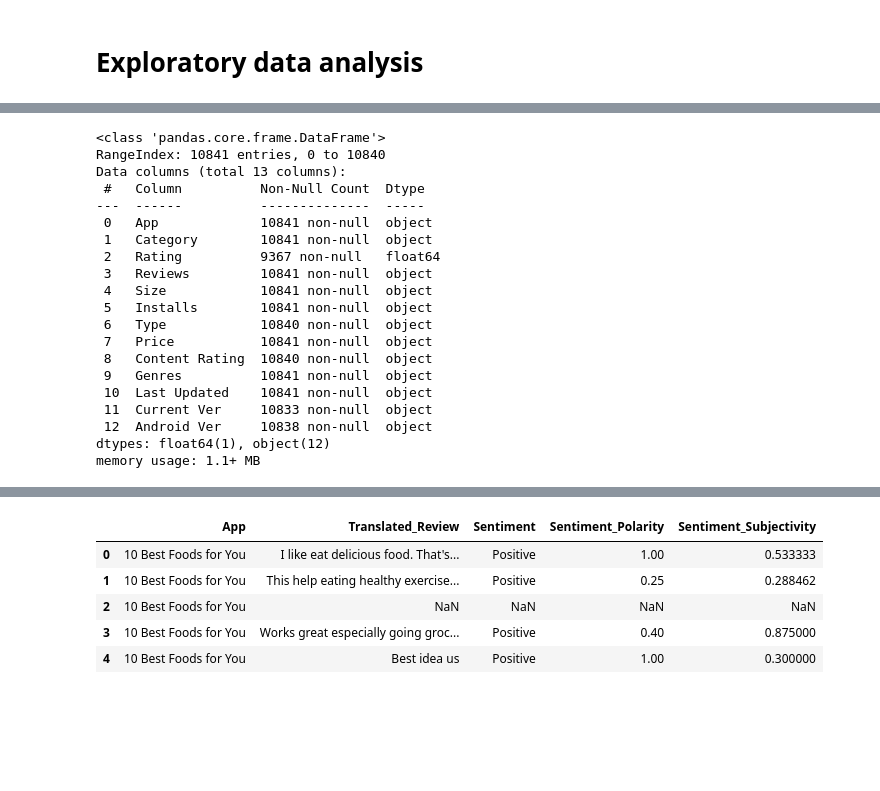
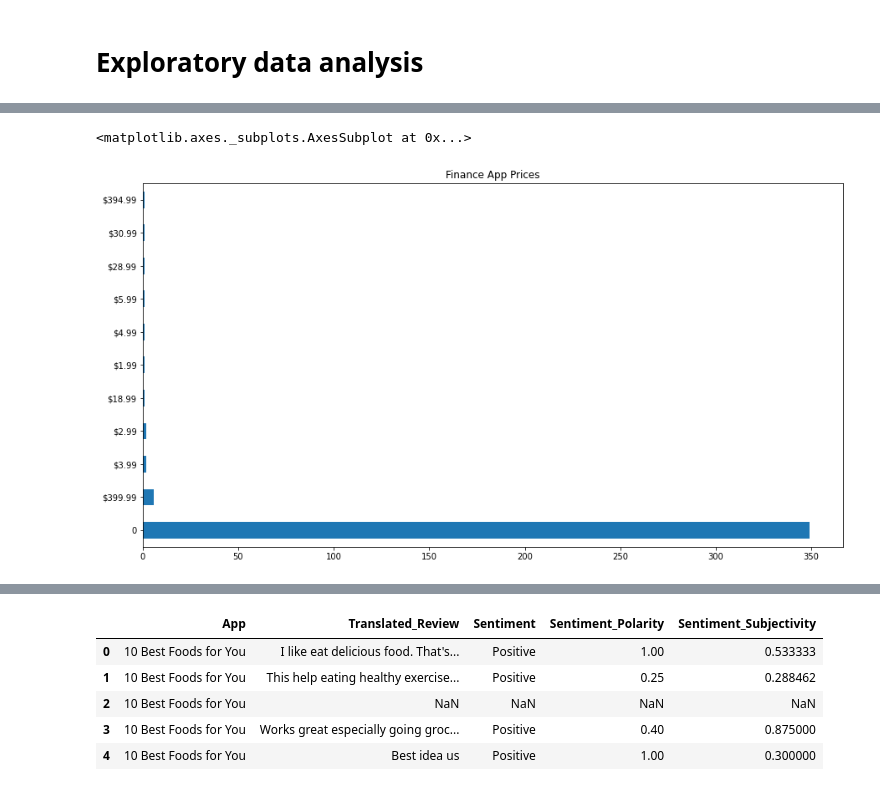
Before and after one commit to imad3k/GooglePlayStoreApps, a Jupyter notebook: Project_Notebook_01_EDA.ipynb, the cells around one changed output, grey strips where cells are left out. Saved outputs shown, nothing was run; the diff lists cells and outputs as text; code cells hidden in the pictures; blank space fills up the shorter version.

```diff
--- a/Project_Notebook_01_EDA.ipynb
+++ b/Project_Notebook_01_EDA.ipynb
@@ -39,23 +132,5 @@ ps_df.head()
-# %%
-ps_df.info()
-# %% [output]
-<class 'pandas.core.frame.DataFrame'>
-RangeIndex: 10841 entries, 0 to 10840
-Data columns (total 13 columns):
- #   Column          Non-Null Count  Dtype
----  ------          --------------  -----
- 0   App             10841 non-null  object
- 1   Category        10841 non-null  object
- 2   Rating          9367 non-null   float64
- 3   Reviews         10841 non-null  object
- 4   Size            10841 non-null  object
- 5   Installs        10841 non-null  object
- 6   Type            10840 non-null  object
- 7   Price           10841 non-null  object
- 8   Content Rating  10840 non-null  object
- 9   Genres          10841 non-null  object
- 10  Last Updated    10841 non-null  object
- 11  Current Ver     10833 non-null  object
- 12  Android Ver     10838 non-null  object
-dtypes: float64(1), object(12)
-memory usage: 1.1+ MB
+# %%
+finance_apps['Price'].value_counts().plot(kind='barh', figsize=(15, 8), title='Finance App Prices')
+# %% [output]
+<matplotlib.axes._subplots.AxesSubplot at 0x...>
+[figure, added]
```
Also changed, not shown: parts of 19 cells of this notebook.
